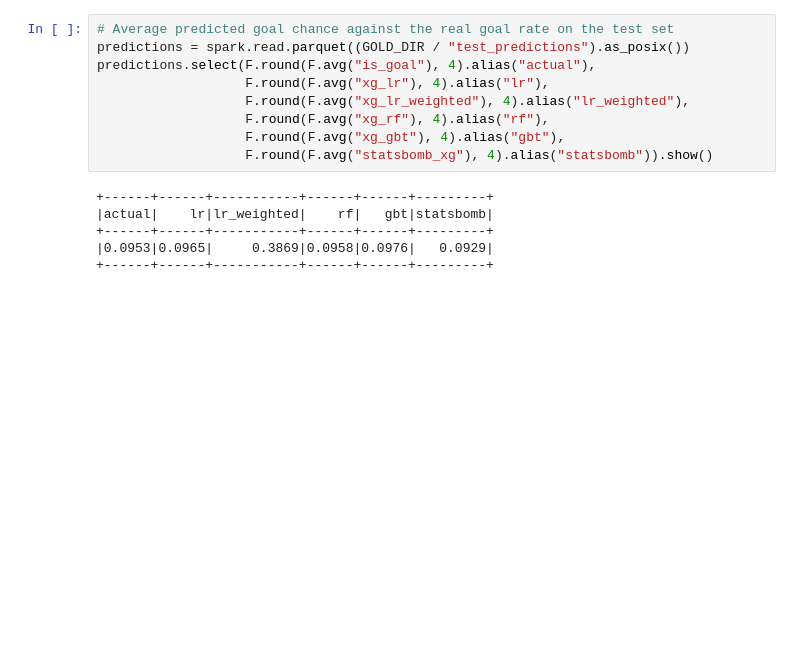
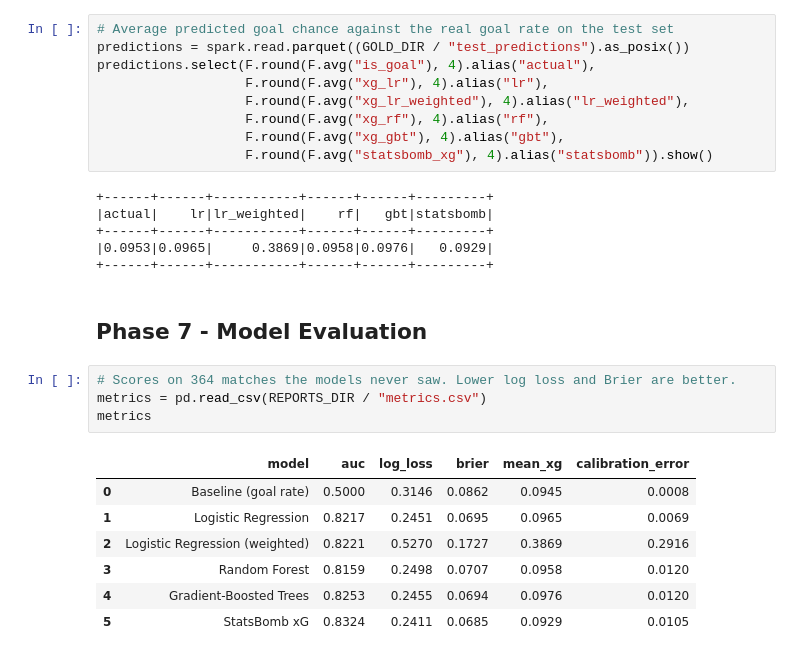
Before and after one commit to aditya-patra1011/xG-Spark, a Jupyter notebook: notebooks/xg_pipeline.ipynb, the cells around one changed output. Saved outputs shown, nothing was run; the diff lists cells and outputs as text; blank space fills up the shorter version.

```diff
--- a/notebooks/xg_pipeline.ipynb
+++ b/notebooks/xg_pipeline.ipynb
@@ -612,3 +612,17 @@ predictions.select(F.round(F.avg("is_goal"), 4).alias("actual"),
 +------+------+-----------+------+------+---------+
 |0.0953|0.0965|     0.3869|0.0958|0.0976|   0.0929|
 +------+------+-----------+------+------+---------+
+# %% [markdown]
+## Phase 7 - Model Evaluation
+# %%
+# Scores on 364 matches the models never saw. Lower log loss and Brier are better.
+metrics = pd.read_csv(REPORTS_DIR / "metrics.csv")
+metrics
+# %% [output]
+|  | model | auc | log_loss | brier | mean_xg | calibration_error |
+| 0 | Baseline (goal rate) | 0.5000 | 0.3146 | 0.0862 | 0.0945 | 0.0008 |
+| 1 | Logistic Regression | 0.8217 | 0.2451 | 0.0695 | 0.0965 | 0.0069 |
+| 2 | Logistic Regression (weighted) | 0.8221 | 0.5270 | 0.1727 | 0.3869 | 0.2916 |
+| 3 | Random Forest | 0.8159 | 0.2498 | 0.0707 | 0.0958 | 0.0120 |
+| 4 | Gradient-Boosted Trees | 0.8253 | 0.2455 | 0.0694 | 0.0976 | 0.0120 |
+| 5 | StatsBomb xG | 0.8324 | 0.2411 | 0.0685 | 0.0929 | 0.0105 |
```
Also changed, not shown: parts of 1 cell of this notebook, 3 other files.
